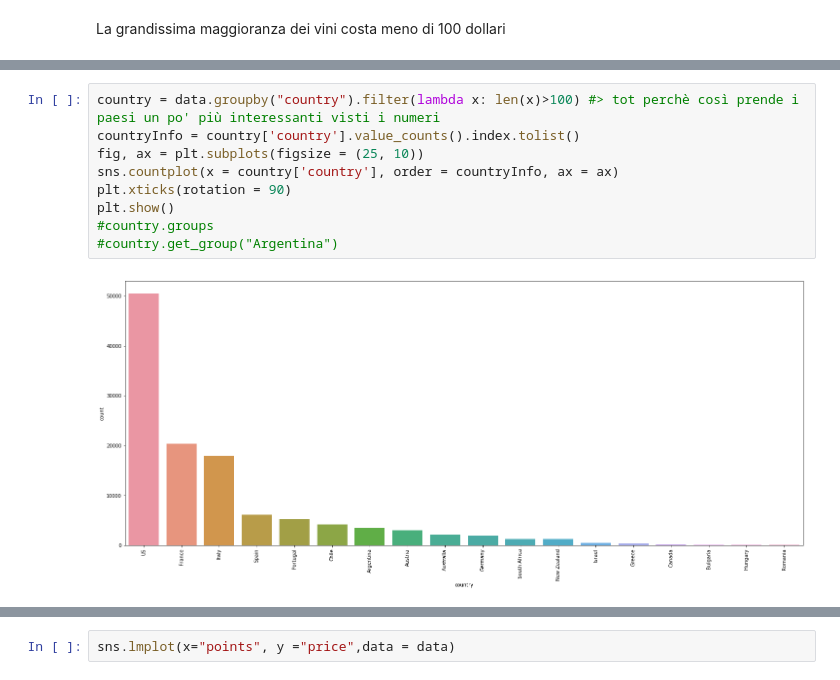
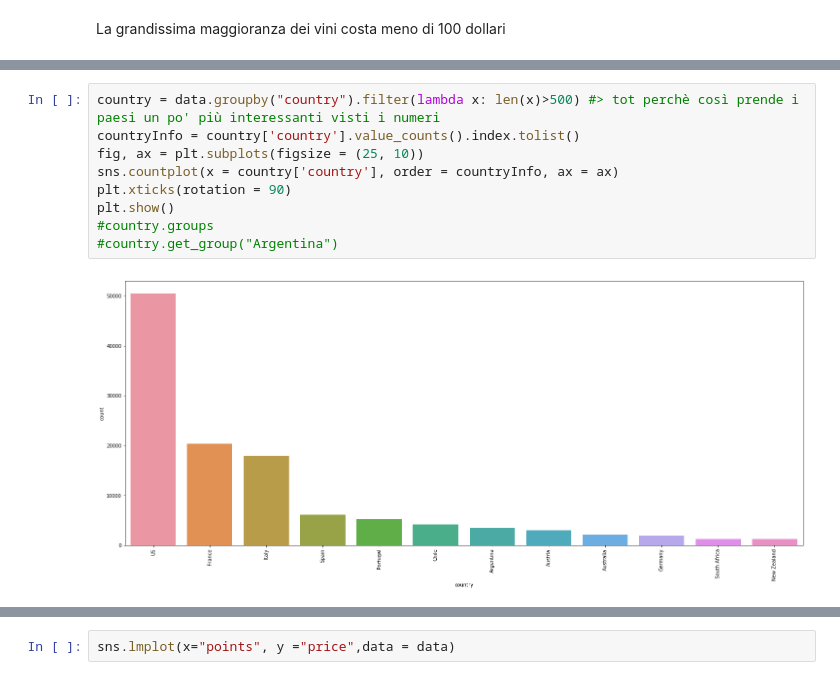
Before and after one commit to Gneur11/bda, a Jupyter notebook: Wine Dataset.ipynb, the cells around one changed output, grey strips where cells are left out. Drawn from its saved outputs; the diff is of its cells as text.

```diff
--- a/Wine Dataset.ipynb
+++ b/Wine Dataset.ipynb
@@ -286,14 +154,14 @@ plt.show()
 # %%
-country = data.groupby("country").filter(lambda x: len(x)>100) #> tot perchè così prende i paesi un po' più interessanti visti i numeri
+country = data.groupby("country").filter(lambda x: len(x)>500) #> tot perchè così prende i paesi un po' più interessanti visti i numeri
 countryInfo = country['country'].value_counts().index.tolist()
 fig, ax = plt.subplots(figsize = (25, 10))
 sns.countplot(x = country['country'], order = countryInfo, ax = ax)
 plt.xticks(rotation = 90)
 plt.show()
 #country.groups
 #country.get_group("Argentina")
 # %% [output]
-[figure, old version]
+[figure, new version]
 # %%
 country = data.groupby(["country"])
 d1 = pd.DataFrame({"count":country["country"].count()}).reset_index()
```
Also changed, not shown: parts of 20 cells of this notebook, 1 other file.
